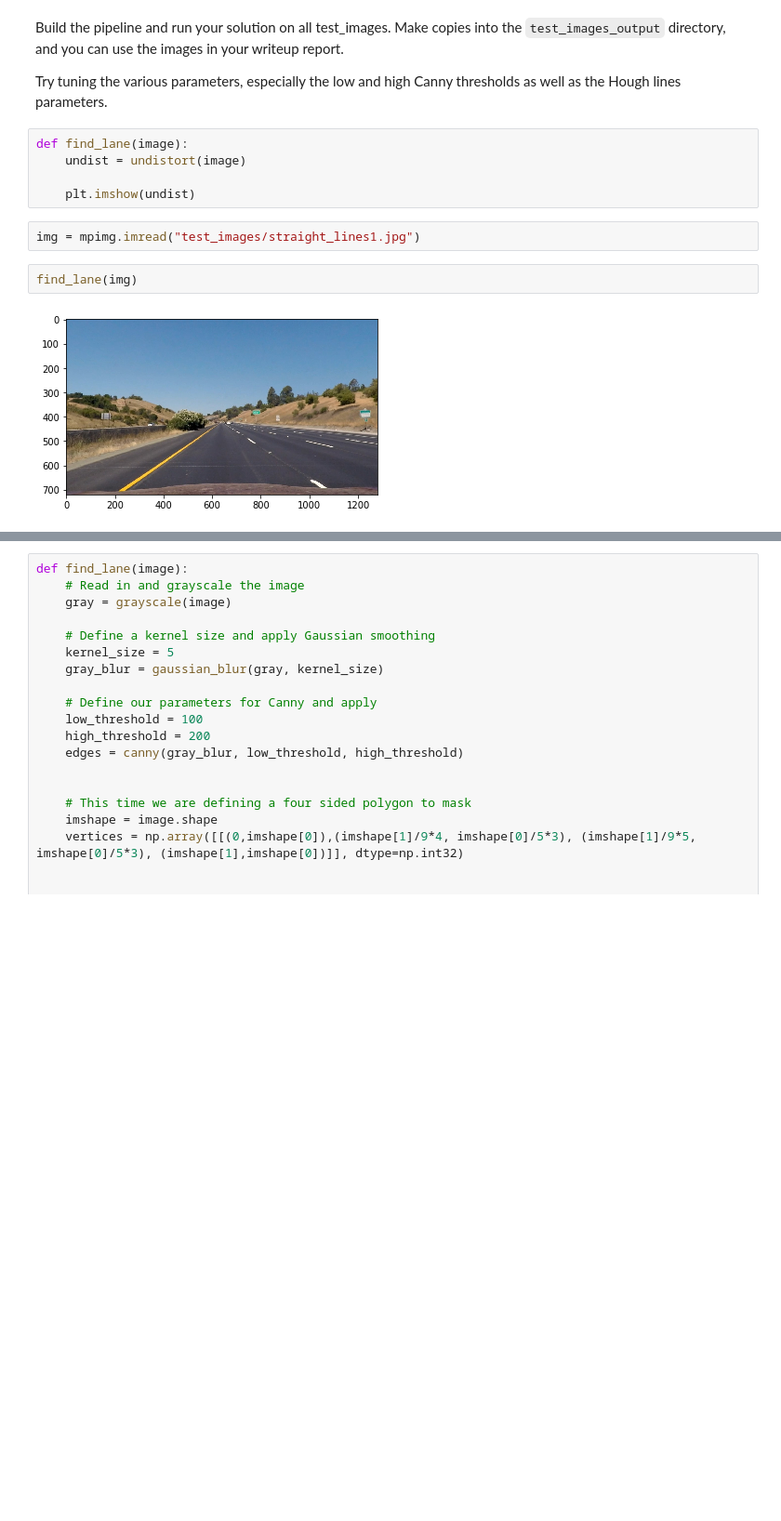
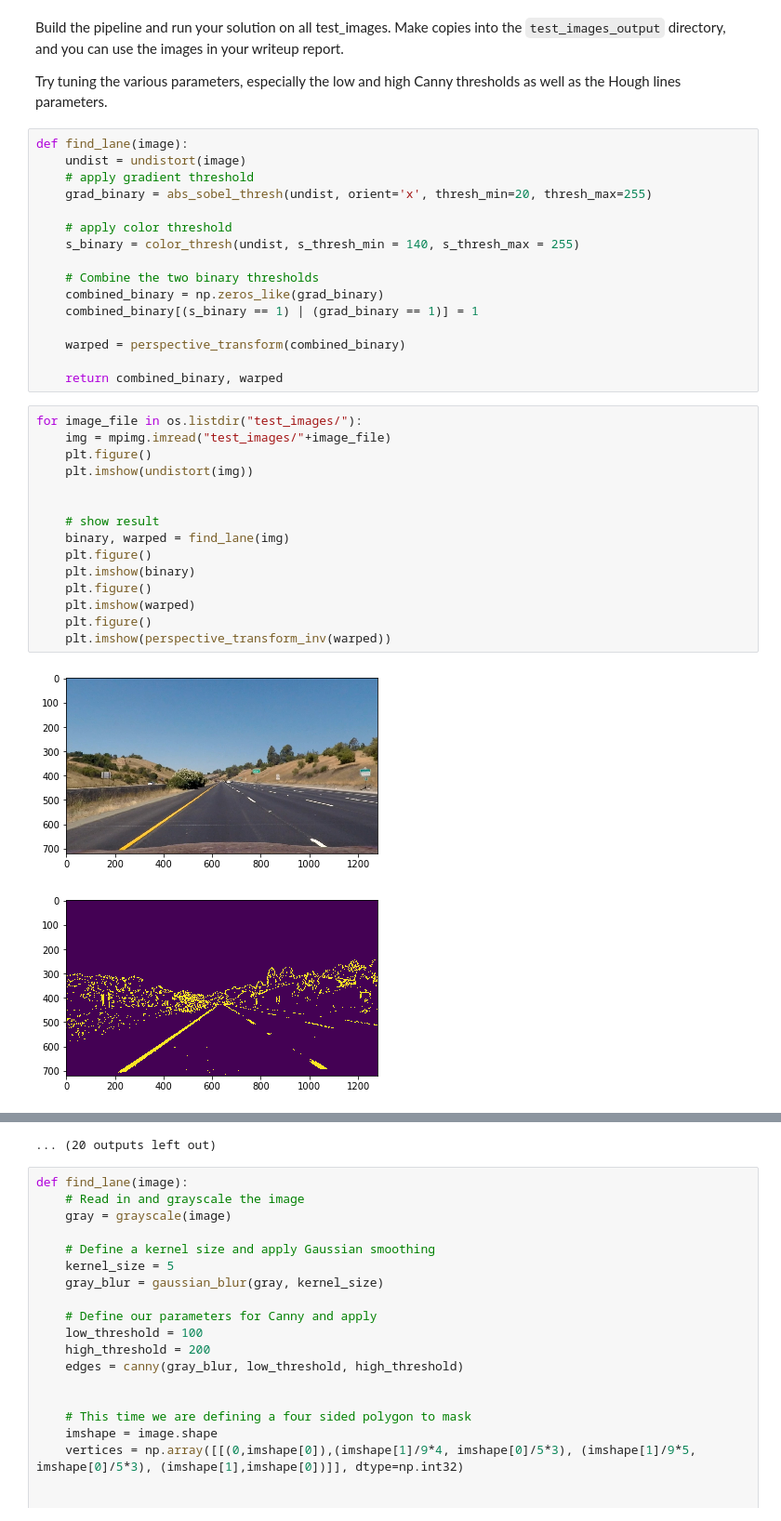
Before and after one commit to niechen/CarND-Advanced-Lane-Lines, a Jupyter notebook: P1.ipynb, the cells around one changed output, grey strips where cells are left out. Shown at 93% size. Saved outputs shown, nothing was run; the diff lists cells and outputs as text; blank space fills up the shorter version.

Commit message:
add color threshold and perspective transform

```diff
--- a/P1.ipynb
+++ b/P1.ipynb
@@ -274,14 +320,37 @@ os.listdir("test_images/")
 Build the pipeline and run your solution on all test_images. Make copies into the `test_images_output` directory, and you can use the images in your writeup report.
 
 Try tuning the various parameters, especially the low and high Canny thresholds as well as the Hough lines parameters.
-# %%
-def find_lane(image):
-    undist = undistort(image)
-
-    plt.imshow(undist)
-# %%
-img = mpimg.imread("test_images/straight_lines1.jpg")
-# %%
-find_lane(img)
-# %% [output]
-[figure, removed]
+# %%
+def find_lane(image):
+    undist = undistort(image)
+    # apply gradient threshold
+    grad_binary = abs_sobel_thresh(undist, orient='x', thresh_min=20, thresh_max=255)
+
+    # apply color threshold
+    s_binary = color_thresh(undist, s_thresh_min = 140, s_thresh_max = 255)
+
+    # Combine the two binary thresholds
+    combined_binary = np.zeros_like(grad_binary)
+    combined_binary[(s_binary == 1) | (grad_binary == 1)] = 1
+
+    warped = perspective_transform(combined_binary)
+
+    return combined_binary, warped
+# %%
+for image_file in os.listdir("test_images/"):
+    img = mpimg.imread("test_images/"+image_file)
+    plt.figure()
+    plt.imshow(undistort(img))
+
+
+    # show result
+    binary, warped = find_lane(img)
+    plt.figure()
+    plt.imshow(binary)
+    plt.figure()
+    plt.imshow(warped)
+    plt.figure()
+    plt.imshow(perspective_transform_inv(warped))
+# %% [output]
+[figure, added]
+[figure, added]
@@ -288,3 +367,4 @@ find_lane(img)
+... (20 outputs left out)
 # %%
 def find_lane(image):
     # Read in and grayscale the image
```
Also changed, not shown: parts of 3 cells of this notebook.
